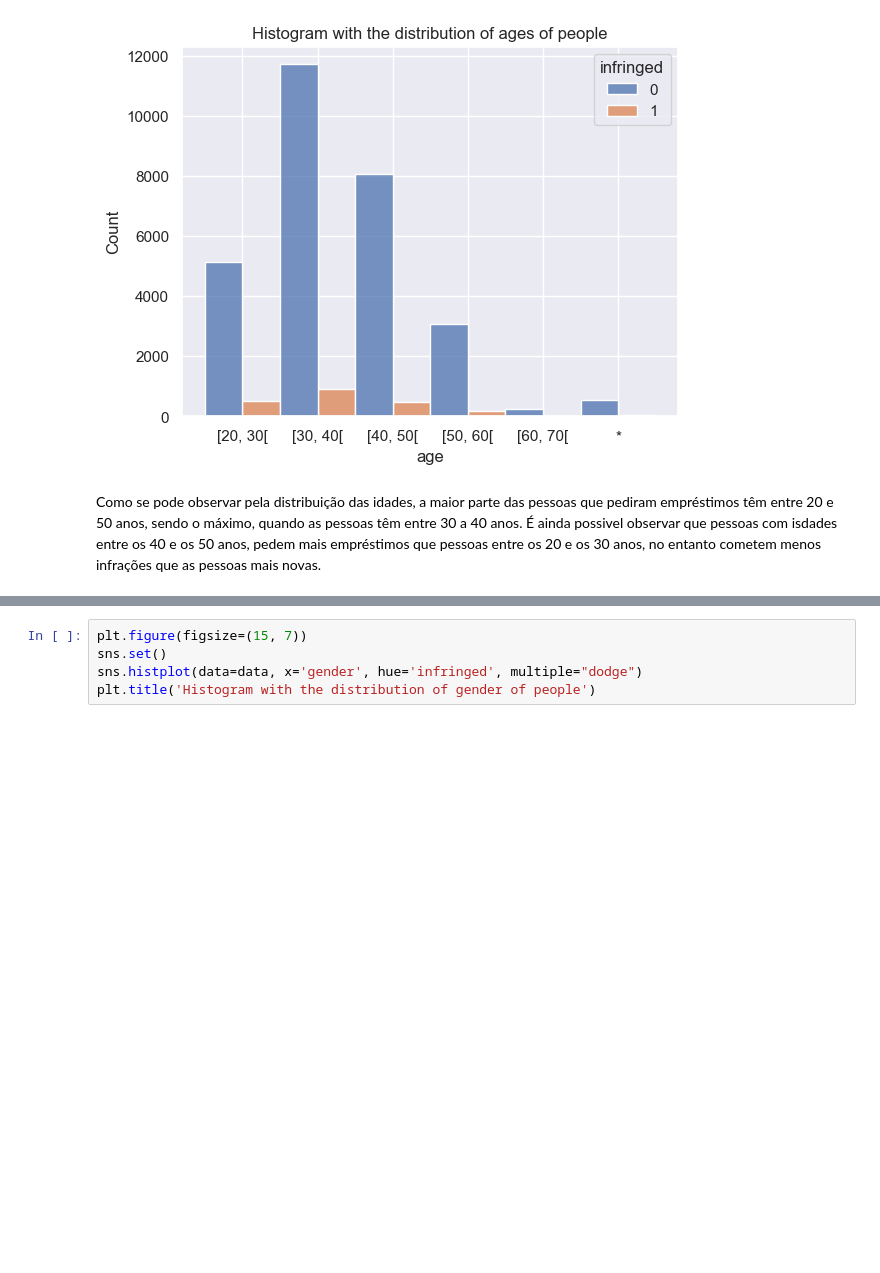
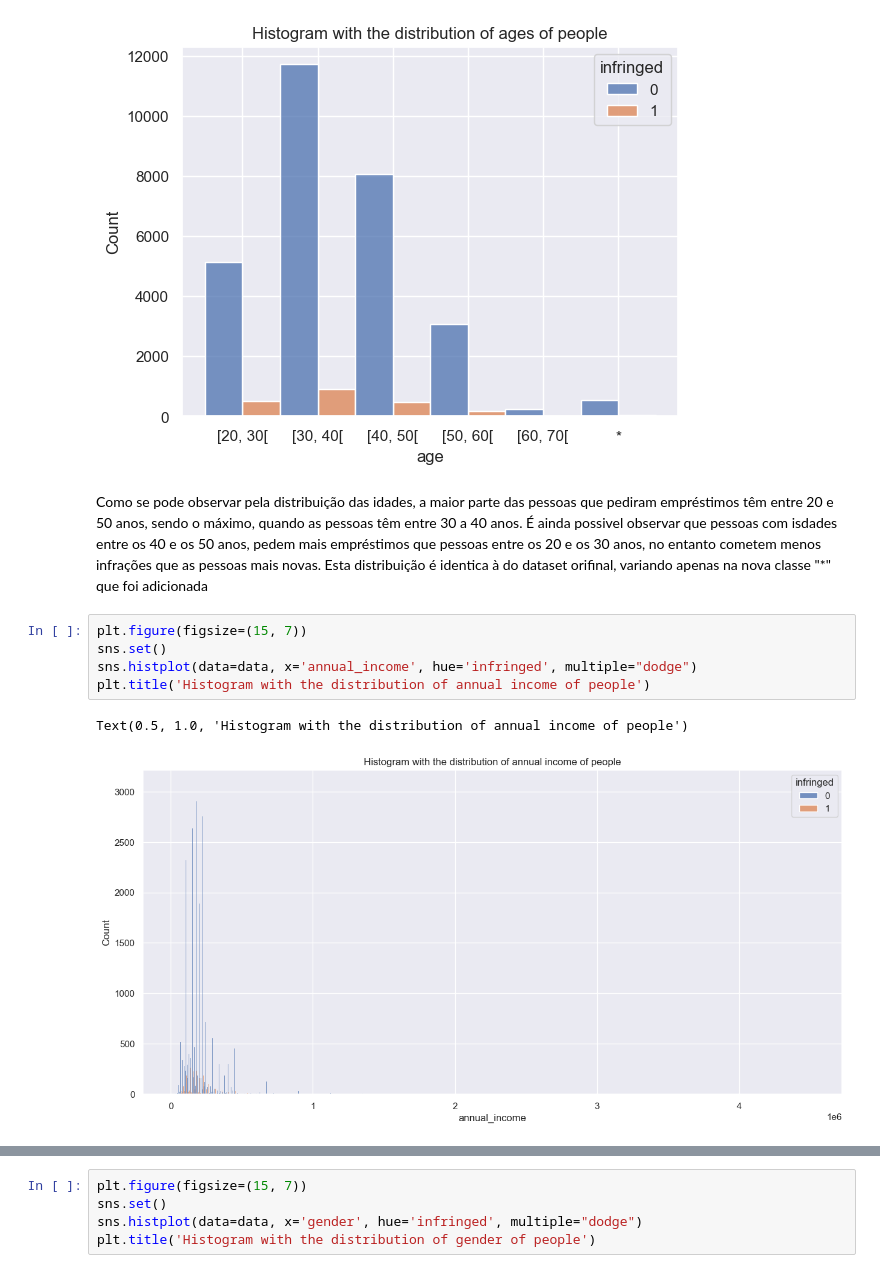
Before and after one commit to PugtgYosuky/SP-Project, a Jupyter notebook: src/controlER/analysis_arx.ipynb, the cells around one changed output, grey strips where cells are left out. Cells and saved outputs as stored; diff of their text form; blank space fills up the shorter version.

Commit message:
Add analysis datasets

```diff
--- a/src/controlER/analysis_arx.ipynb
+++ b/src/controlER/analysis_arx.ipynb
@@ -116,4 +122,12 @@ plt.title('Histogram with the distribution of ages of people')
 Text(0.5, 1.0, 'Histogram with the distribution of ages of people')
 [figure]
 # %% [markdown]
-Como se pode observar pela distribuição das idades, a maior parte das pessoas que pediram empréstimos têm entre 20 e 50 anos, sendo o máximo, quando as pessoas têm entre 30 a 40 anos. É ainda possivel observar que pessoas com isdades entre os 40 e os 50 anos, pedem mais empréstimos que pessoas entre os 20 e os 30 anos, no entanto cometem menos infrações que as pessoas mais novas.
+Como se pode observar pela distribuição das idades, a maior parte das pessoas que pediram empréstimos têm entre 20 e 50 anos, sendo o máximo, quando as pessoas têm entre 30 a 40 anos. É ainda possivel observar que pessoas com isdades entre os 40 e os 50 anos, pedem mais empréstimos que pessoas entre os 20 e os 30 anos, no entanto cometem menos infrações que as pessoas mais novas. Esta distribuição é identica à do dataset orifinal, variando apenas na nova classe "*" que foi adicionada
+# %%
+plt.figure(figsize=(15, 7))
+sns.set()
+sns.histplot(data=data, x='annual_income', hue='infringed', multiple="dodge")
+plt.title('Histogram with the distribution of annual income of people')
+# %% [output]
+Text(0.5, 1.0, 'Histogram with the distribution of annual income of people')
+[figure, added]
```
Also changed, not shown: parts of 12 cells of this notebook, 2 other files.
